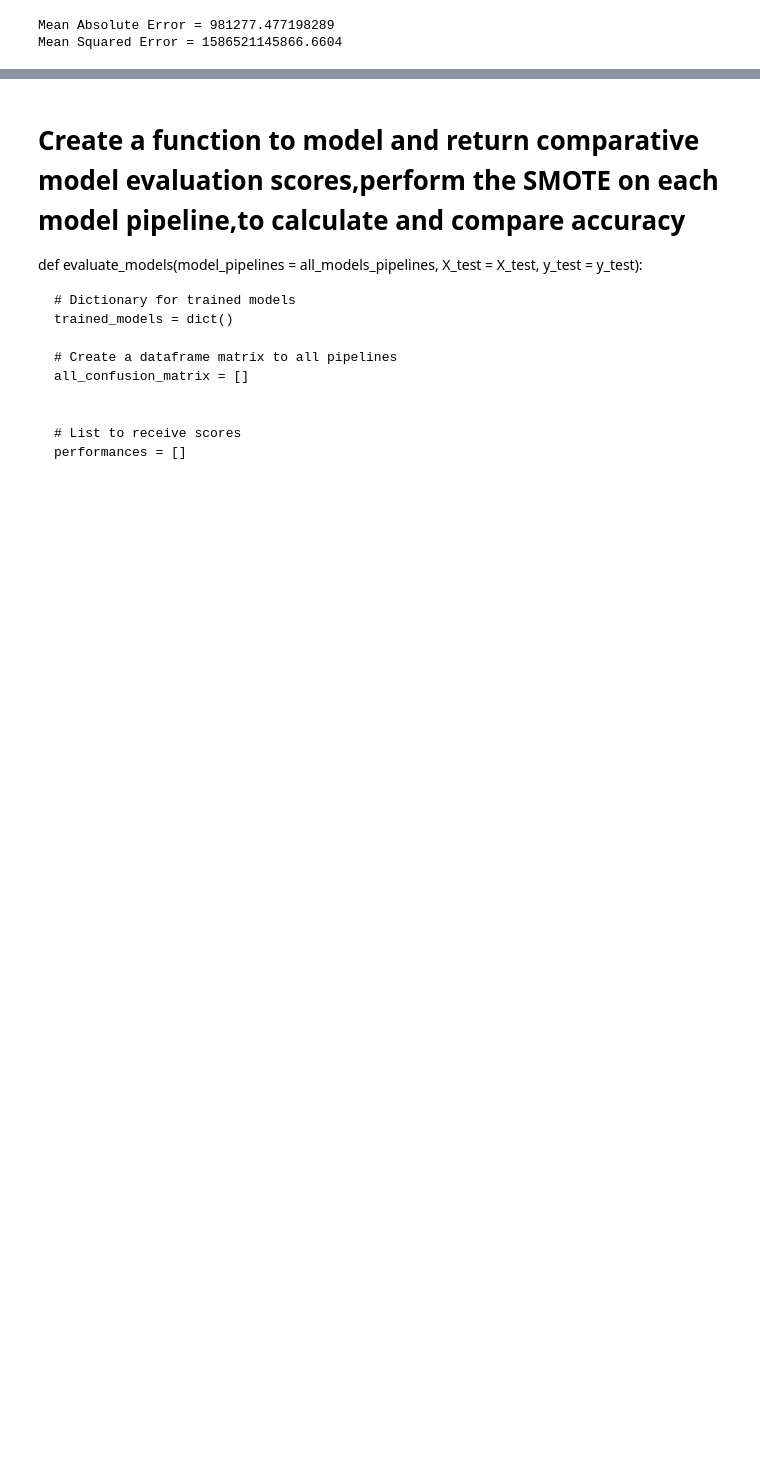
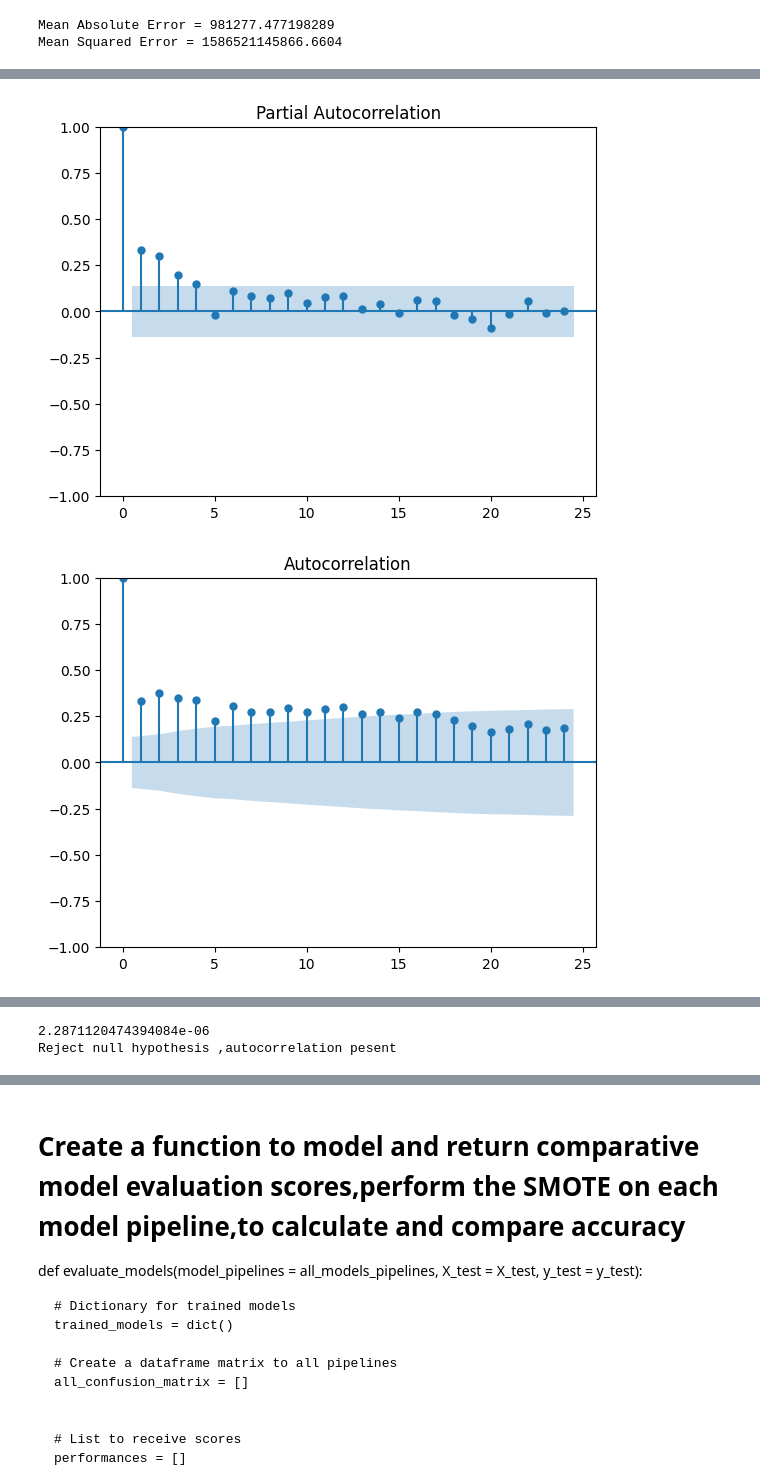
Before and after one commit to kwasichrappah/Time_series_analysis, a Jupyter notebook: sales_forecast.ipynb, the cells around one changed output, grey strips where cells are left out. Cells and saved outputs as stored; diff of their text form; code cells hidden in the pictures; blank space fills up the shorter version.

```diff
--- a/sales_forecast.ipynb
+++ b/sales_forecast.ipynb
@@ -1436,0 +1470,9 @@ train_ml
+# %%
+# there is trend and seasonality in the data. Lets remove the trend from the data using shift
+# Shift values based on 'Product'
+#ml_as['shift_sales'] = ml_.groupby('family')['sales'].shift(14)
+ml_as=ml_df
+ml_as['sqrt_sales'] = np.sqrt(ml_as['sales']/1000)
+ml_as.dropna(inplace = True)
+ml_as.set_index('date', inplace=True)
+ml_as.head(15)
@@ -1436,0 +1526,10 @@ train_ml
+# %%
+# ## Autocorrelation
+from statsmodels.graphics.tsaplots import plot_acf,plot_pacf
+
+# plot the auto correlation
+plot_acf(ml_as.sqrt_sales)
+plot_pacf(ml_as.sqrt_sales)
+# %% [output]
+[figure, added]
+[figure, added]
@@ -1436,0 +1537,23 @@ train_ml
+# %%
+## Autocorrelation Tests using Ljung-Box method
+
+from statsmodels.stats.diagnostic import acorr_ljungbox
+
+
+# Perform the Ljung-Box test
+lags = 7  # Number of lags to consider
+results = acorr_ljungbox(ml_as.sqrt_sales, lags=lags,return_df=True)
+
+# Print the test statistic and p-value
+lb_p_value = results['lb_pvalue'][1]
+lb_test_statistic = results['lb_stat'][1]
+print(lb_p_value)
+
+
+if lb_p_value < 0.05:
+    print('Reject null hypothesis ,autocorrelation pesent')
+else:
+    print('Accept null hypothesis of no autocorrelation')
+# %% [output]
+2.2871120474394084e-06
+Reject null hypothesis ,autocorrelation pesent
```
Also changed, not shown: parts of 45 cells of this notebook.
